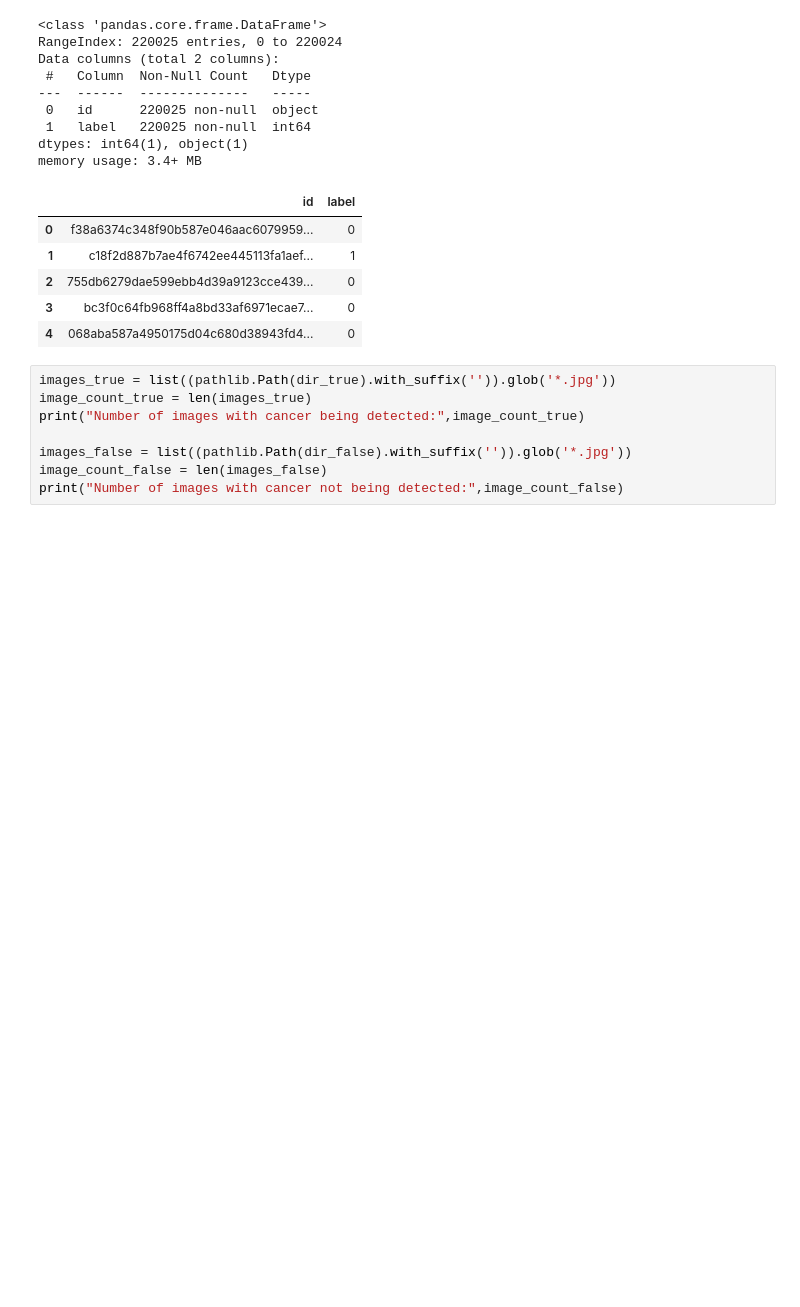
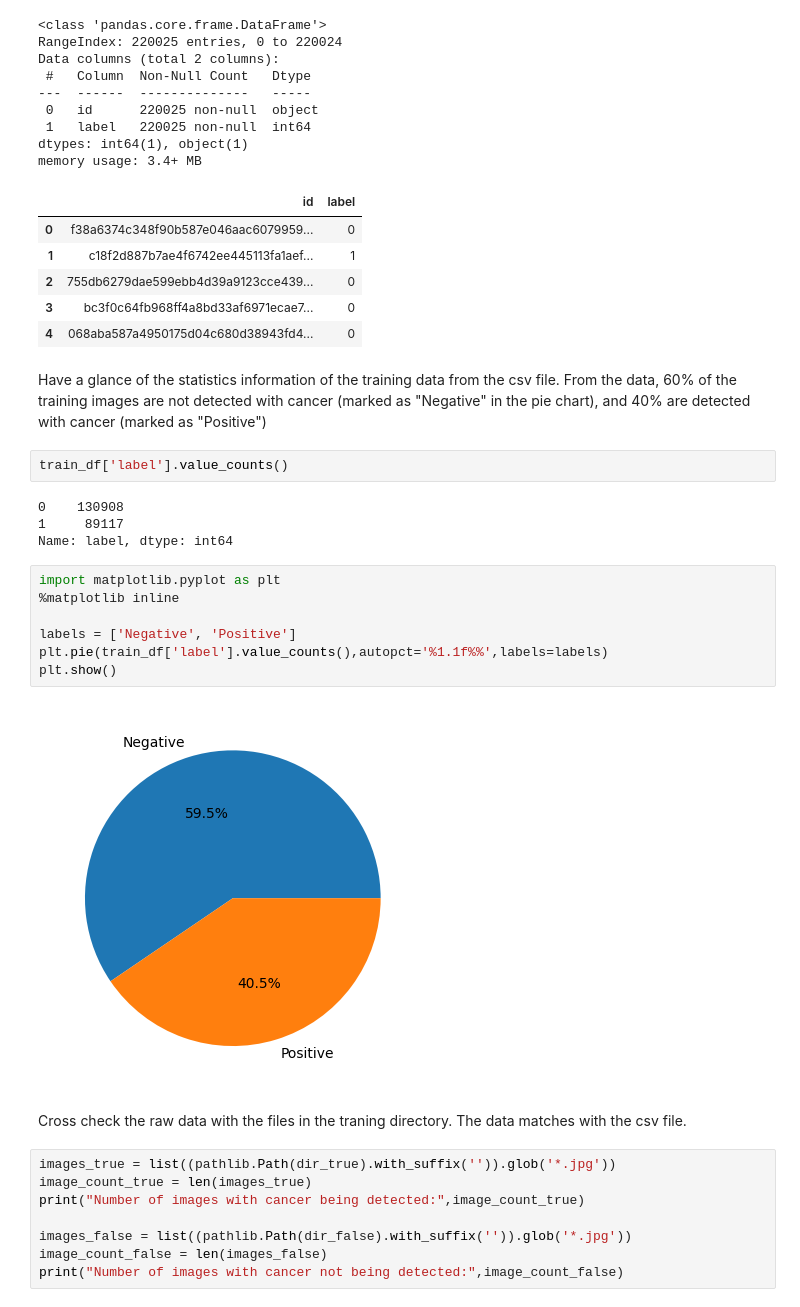
Before and after one commit to Lorby04/msds, a Jupyter notebook: dl/week3/hpcd.ipynb, the cells around one changed output. Saved outputs shown, nothing was run; the diff lists cells and outputs as text; blank space fills up the shorter version.

```diff
--- a/dl/week3/hpcd.ipynb
+++ b/dl/week3/hpcd.ipynb
@@ -120,6 +135,25 @@ memory usage: 3.4+ MB
 | 2 | 755db6279dae599ebb4d39a9123cce439... | 0 |
 | 3 | bc3f0c64fb968ff4a8bd33af6971ecae7... | 0 |
 | 4 | 068aba587a4950175d04c680d38943fd4... | 0 |
+# %% [markdown]
+Have a glance of the statistics information of the training data from the csv file. From the data, 60% of the training images are not detected with cancer (marked as "Negative" in the pie chart), and 40% are detected with cancer (marked as "Positive")
+# %%
+train_df['label'].value_counts()
+# %% [output]
+0    130908
+1     89117
+Name: label, dtype: int64
+# %%
+import matplotlib.pyplot as plt
+%matplotlib inline
+
+labels = ['Negative', 'Positive']
+plt.pie(train_df['label'].value_counts(),autopct='%1.1f%%',labels=labels)
+plt.show()
+# %% [output]
+[figure, added]
+# %% [markdown]
+Cross check the raw data with the files in the traning directory. The data matches with the csv file.
 # %%
 images_true = list((pathlib.Path(dir_true).with_suffix('')).glob('*.jpg'))
 image_count_true = len(images_true)
```
Also changed, not shown: parts of 48 cells of this notebook, 3 other files.
